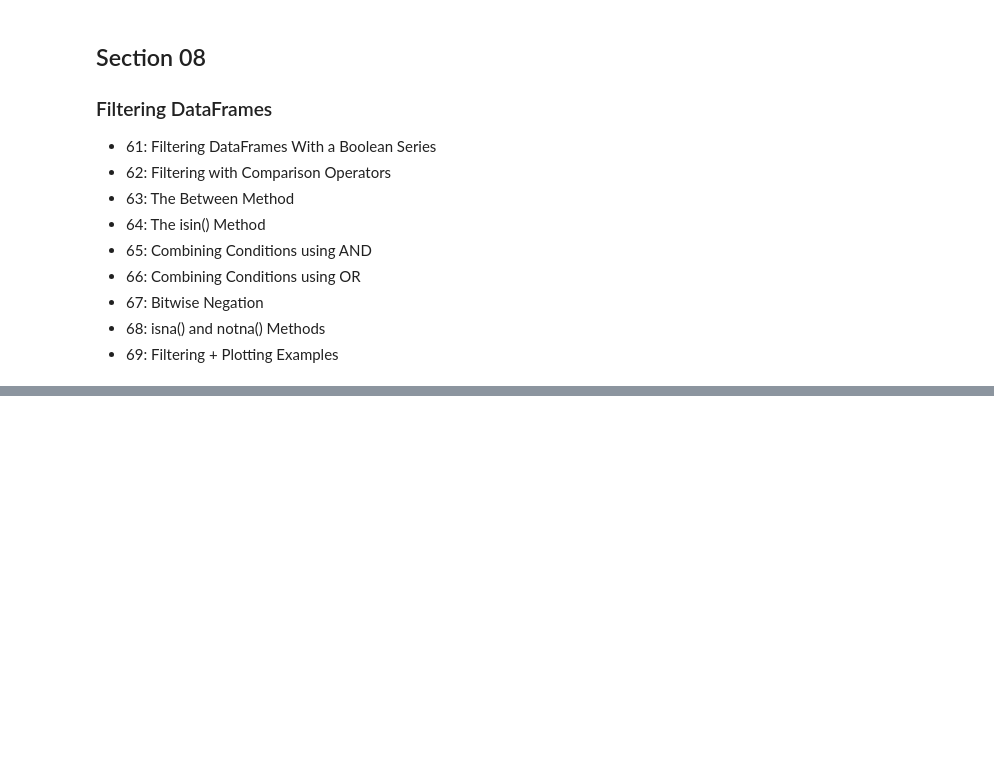
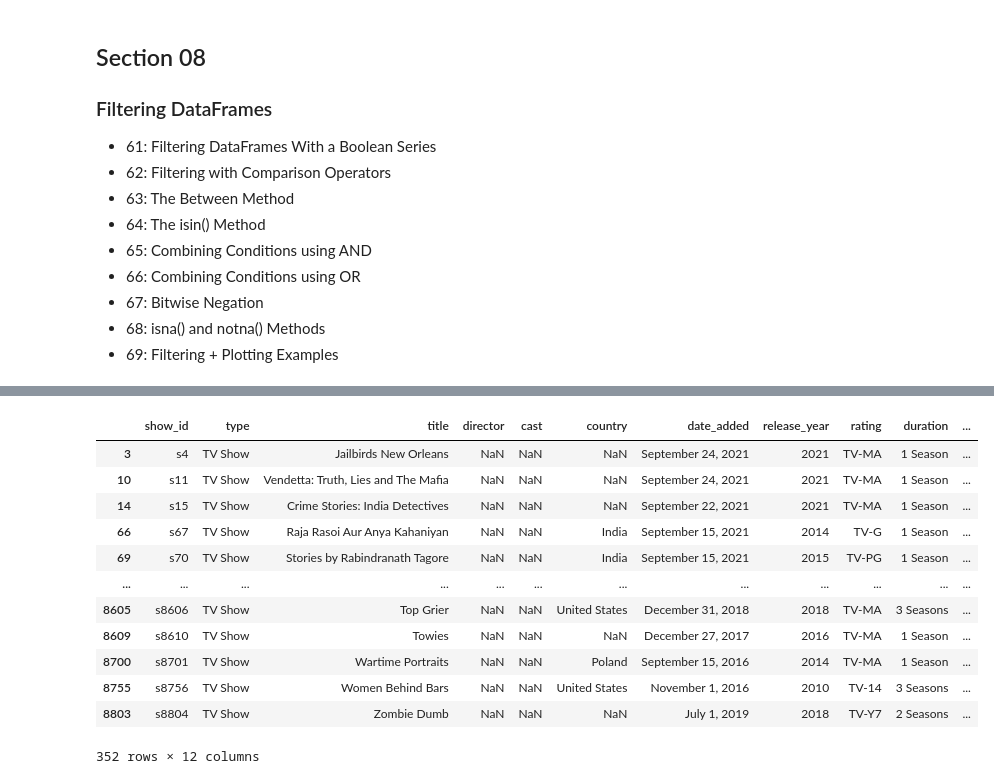
Before and after one commit to fernanda-schmidt/python-data-analysis-visualization, a Jupyter notebook: notebooks/section08.ipynb, the cells around one changed output, grey strips where cells are left out. Saved outputs shown, nothing was run; the diff lists cells and outputs as text; code cells hidden in the pictures; blank space fills up the shorter version.

```diff
--- a/notebooks/section08.ipynb
+++ b/notebooks/section08.ipynb
@@ -175,0 +78,16 @@ netflix[((netflix.director == "Christopher Nolan") | (netflix.director == 'Marti
+# %%
+netflix[(netflix.director.isna()) & (netflix.cast.isna())]
+# %% [output]
+|  | show_id | type | title | director | cast | country | date_added | release_year | rating | duration | ... |
+| 3 | s4 | TV Show | Jailbirds New Orleans | NaN | NaN | NaN | September 24, 2021 | 2021 | TV-MA | 1 Season | ... |
+| 10 | s11 | TV Show | Vendetta: Truth, Lies and The Mafia | NaN | NaN | NaN | September 24, 2021 | 2021 | TV-MA | 1 Season | ... |
+| 14 | s15 | TV Show | Crime Stories: India Detectives | NaN | NaN | NaN | September 22, 2021 | 2021 | TV-MA | 1 Season | ... |
+| 66 | s67 | TV Show | Raja Rasoi Aur Anya Kahaniyan | NaN | NaN | India | September 15, 2021 | 2014 | TV-G | 1 Season | ... |
+| 69 | s70 | TV Show | Stories by Rabindranath Tagore | NaN | NaN | India | September 15, 2021 | 2015 | TV-PG | 1 Season | ... |
+| ... | ... | ... | ... | ... | ... | ... | ... | ... | ... | ... | ... |
+| 8605 | s8606 | TV Show | Top Grier | NaN | NaN | United States | December 31, 2018 | 2018 | TV-MA | 3 Seasons | ... |
+| 8609 | s8610 | TV Show | Towies | NaN | NaN | NaN | December 27, 2017 | 2016 | TV-MA | 1 Season | ... |
+| 8700 | s8701 | TV Show | Wartime Portraits | NaN | NaN | Poland | September 15, 2016 | 2014 | TV-MA | 1 Season | ... |
+| 8755 | s8756 | TV Show | Women Behind Bars | NaN | NaN | United States | November 1, 2016 | 2010 | TV-14 | 3 Seasons | ... |
+| 8803 | s8804 | TV Show | Zombie Dumb | NaN | NaN | NaN | July 1, 2019 | 2018 | TV-Y7 | 2 Seasons | ... |
+352 rows × 12 columns
```
Also changed, not shown: parts of 18 cells of this notebook.
